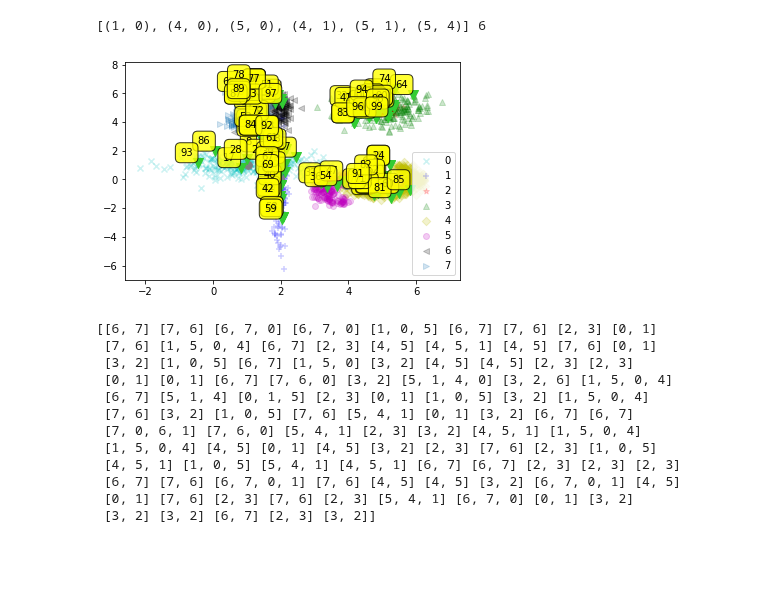
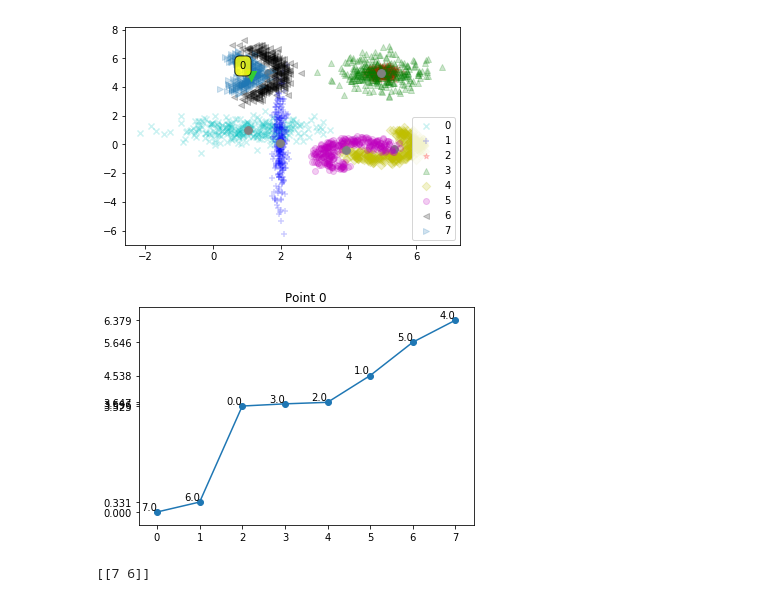
Before and after one commit to gabrielmatos26/Ova-and-Ava-classifiers, a Jupyter notebook: roc_cutpoints_clf.ipynb, the cells around one changed output. Saved outputs shown, nothing was run; the diff lists cells and outputs as text; code cells hidden in the pictures; blank space fills up the shorter version.

```diff
--- a/roc_cutpoints_clf.ipynb
+++ b/roc_cutpoints_clf.ipynb
@@ -326,7 +327,7 @@ class ClassifierWithRoc(object):
             x_train, x_test, y_train, y_test = train_test_split(X, Y, test_size=.20, stratify=Y)
             x_val = None; y_val = None
 
-        return np.asarray(x_train), np.asarray(x_val), np.asarray(x_test), np.asarray(y_train), np.asarray(y_val), np.asarray(y_test)
+        return x_train, x_val, x_test, y_train, y_val, y_test
 
     def z_score(self, x_train):
         scaler = preprocessing.StandardScaler().fit(x_train)
@@ -600,0 +787,10 @@ def apply(data, times=1, clfs=None):
+# %%
+datasets = [heart_data(), load_car(), wine_quality_red(), wine_quality_white(), load_abalone(),
+            load_mat('data/synth8.mat'), load_mat('data/synth8_unbalanced.mat')]
+names = ['heart', 'car', 'red wine quality', 'white wine quality', 'abalone', 'synth8',
+         'unbalanced synth8']
+tables = []
+for i, d in enumerate(datasets):
+    tables.append(apply_with_selection(d, names[i], times=1))
+# apply_with_selection(datasets[0], names[0], times=2)
+# apply_with_selection(datasets[1], times=20)
@@ -653,9 +962,9 @@ cols.remove(cols[-1])
 X = data[cols].copy()
 roc_clf = ClassifierWithRoc(X,Y)
 # print(roc_clf.c_groups, len(roc_clf.c_groups))
-pairs = [pair for pair in roc_clf.c_groups if pair[0] in chosen and pair[1] in chosen]
-clfs = [roc_clf.c_groups.index(clf) for clf in pairs]
-print(pairs, len(pairs))
+# pairs = [pair for pair in roc_clf.c_groups if pair[0] in chosen and pair[1] in chosen]
+# clfs = [roc_clf.c_groups.index(clf) for clf in pairs]
+# print(pairs, len(pairs))
 # print(clfs)
 
 
@@ -666,7 +975,7 @@ fpr, tpr, thresholds, roc_auc, cutpoints = roc_clf.calculate_roc(est, x_val, x_t
                                                                  y_train, scaler)
 
 x_test, y_test = np.asarray(x_test), np.asarray(y_test)
-test_indexes = np.random.randint(len(x_test), size=100)
+test_indexes = np.random.randint(len(x_test), size=1)
 p_test = x_test[test_indexes]
 c_test = y_test[test_indexes]
 
@@ -691,53 +1000,42 @@ for i, pt in enumerate(p_test):
 plt.show()
 
 distances = np.asarray(distances)
 
 c_distances = []
 
 for dist in distances:
     c_dist = []
     for i, d in enumerate(dist):
         if i == 0:
             c_dist.append([0.0, d[1]])
             continue
         else:
             c_dist.append([d[0]-dist[0,0], d[1]])
     c_distances.append(c_dist)
 
 c_distances = np.asarray(c_distances)
 
 influences = []
 for i, dist in enumerate(c_distances):
     std = np.std(dist[:,0])
     influences.append(list(dist[np.where(dist[:,0] < std)[0]][:,1].astype(np.int32)))
-#     plt.title("Point " + str(i))
-# #     print(dist)
-#     x_axis = np.arange(len(dist))
-#     plt.plot(x_axis, dist[:,0])
-#     plt.scatter(x_axis, dist[:,0])
-#     for j, d in enumerate(dist):
-#         plt.annotate(d[1], xy=(x_axis[j], d[0]), ha='right', va='bottom')
-#     plt.yticks(dist[:,0])
-#     plt.show()
+    plt.title("Point " + str(i))
+#     print(dist)
+    x_axis = np.arange(len(dist))
+    plt.plot(x_axis, dist[:,0])
+    plt.scatter(x_axis, dist[:,0])
+    for j, d in enumerate(dist):
+        plt.annotate(d[1], xy=(x_axis[j], d[0]), ha='right', va='bottom')
+    plt.yticks(dist[:,0])
+    plt.show()
 
 influences = np.asarray(influences)
 # print(c_test)
 
 print(influences)
 # influences = np.array([[0,1,6,7],[4,5], [4,5], [0,1,6,7], [3,4,5], [0,1,3,6,7], [3,6,7], [2,3],
 #                        [0,4,5], [2,3]])
 # %% [output]
+[figure, new version]
+[figure, added]
-[(1, 0), (4, 0), (5, 0), (4, 1), (5, 1), (5, 4)] 6
+[[7 6]]
-[figure, old version]
-[[6, 7] [7, 6] [6, 7, 0] [6, 7, 0] [1, 0, 5] [6, 7] [7, 6] [2, 3] [0, 1]
- [7, 6] [1, 5, 0, 4] [6, 7] [2, 3] [4, 5] [4, 5, 1] [4, 5] [7, 6] [0, 1]
- [3, 2] [1, 0, 5] [6, 7] [1, 5, 0] [3, 2] [4, 5] [4, 5] [2, 3] [2, 3]
- [0, 1] [0, 1] [6, 7] [7, 6, 0] [3, 2] [5, 1, 4, 0] [3, 2, 6] [1, 5, 0, 4]
- [6, 7] [5, 1, 4] [0, 1, 5] [2, 3] [0, 1] [1, 0, 5] [3, 2] [1, 5, 0, 4]
- [7, 6] [3, 2] [1, 0, 5] [7, 6] [5, 4, 1] [0, 1] [3, 2] [6, 7] [6, 7]
- [7, 0, 6, 1] [7, 6, 0] [5, 4, 1] [2, 3] [3, 2] [4, 5, 1] [1, 5, 0, 4]
- [1, 5, 0, 4] [4, 5] [0, 1] [4, 5] [3, 2] [2, 3] [7, 6] [2, 3] [1, 0, 5]
- [4, 5, 1] [1, 0, 5] [5, 4, 1] [4, 5, 1] [6, 7] [6, 7] [2, 3] [2, 3] [2, 3]
- [6, 7] [7, 6] [6, 7, 0, 1] [7, 6] [4, 5] [4, 5] [3, 2] [6, 7, 0, 1] [4, 5]
- [0, 1] [7, 6] [2, 3] [7, 6] [2, 3] [5, 4, 1] [6, 7, 0] [0, 1] [3, 2]
- [3, 2] [3, 2] [6, 7] [2, 3] [3, 2]]
```
Also changed, not shown: parts of 9 cells of this notebook.
